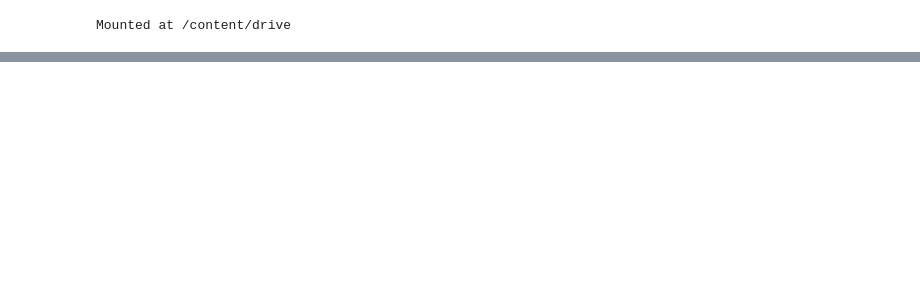
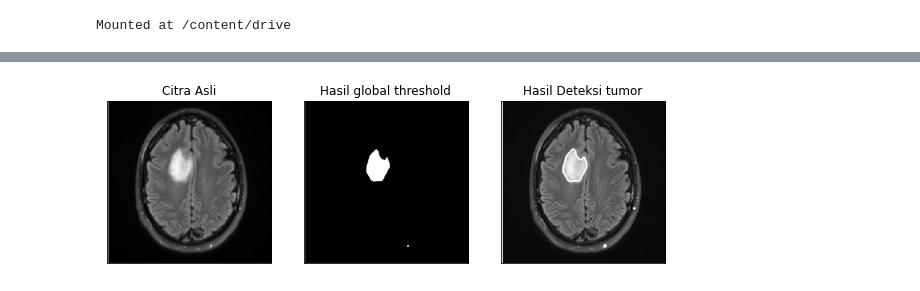
Before and after one commit to yunikurniatr/BrainTumorDetection, a Jupyter notebook: TumorDetection.ipynb, the cells around one changed output, grey strips where cells are left out. Drawn from its saved outputs; the diff is of its cells as text; code cells hidden in the pictures; blank space fills up the shorter version.

```diff
--- a/TumorDetection.ipynb
+++ b/TumorDetection.ipynb
@@ -82,0 +82,41 @@ plt.imshow(cv.cvtColor(img, cv.COLOR_BGR2RGB))
+# %%
+import cv2 as cv2
+filename = ('/content/drive/MyDrive/PCVK/Brain Tumor/Y8.jpg')
+img = cv2.imread(filename,0)
+blur = cv2. GaussianBlur (img, (5,5),0)
+
+# menemukan nilai ambang otsu threshold dengan fungsi opencv
+ret, th1 = cv2.threshold(blur, 160, 255, cv2.THRESH_BINARY)
+ret, th2 = cv2.threshold (blur, thresh, 255, cv2. THRESH_BINARY)
+
+# mendeteksi tepi gambar th1 dengan fungsi canny pada open cv
+edged = cv.Canny(th1, 30, 200)
+
+# mencari kontur
+contours, hierarchy = cv.findContours(edged, cv.RETR_EXTERNAL, cv.CHAIN_APPROX_NONE)
+  # countour = deteksi kontur
+  # hierarcy = berisi informasi tentang topologi gambar, ada banyak elemen angka dari kontur
+  # edged = gambar yang digunakan
+  # cv.RETR_EXTERNAL = mode pengambilan kontur
+  # cv.CHAIN_APPROX_NONE = mode perkiraan kontur
+
+#menggambar kontur di gambar 'img'
+cv.drawContours(img, contours, -1, (255,255,0), 3)
+
+titles = ['Citra Asli', 'Hasil global threshold', 'Hasil Deteksi tumor']
+citra = cv.cvtColor(img, cv.COLOR_BGR2RGB)
+citra3 = [blur, th1, citra]
+
+plt. figure(figsize = (10,10)) # hilangkan komen kanggo ngeset ukuran gambar
+
+#nampilo gambar asli + hasil threshold
+for i in range(len(citra3)):
+    plt. subplot(1,3,i+1),plt.imshow(citra3[i], 'gray')
+    plt.title(titles[i])
+    plt.xticks([]),plt.yticks([])
+plt.show()
+
+#nampilo gambar garis kontur
+#plt.imshow(cv.cvtColor(img, cv.COLOR_BGR2RGB)) #gak kanggo
+# %% [output]
+[figure, added]
```
Also changed, not shown: parts of 2 cells of this notebook.
